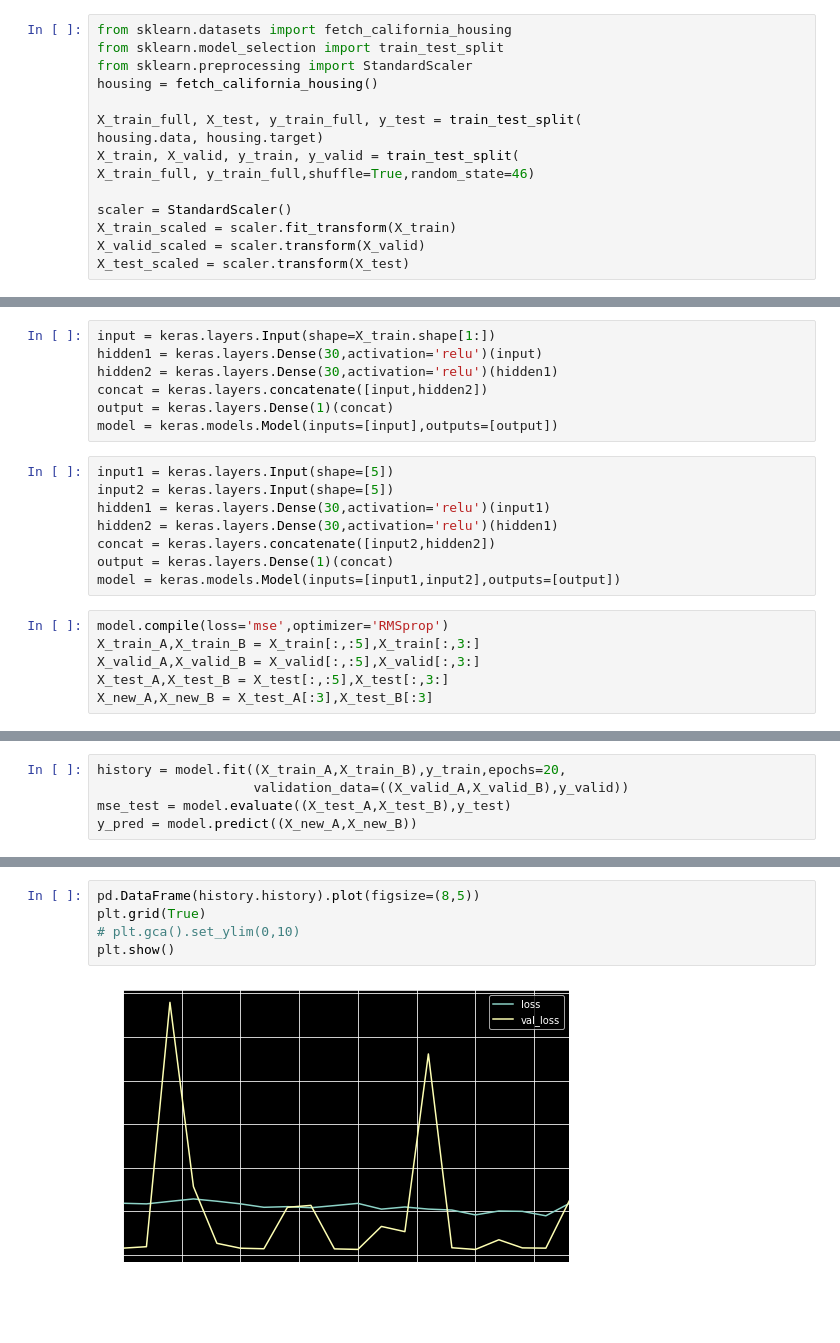
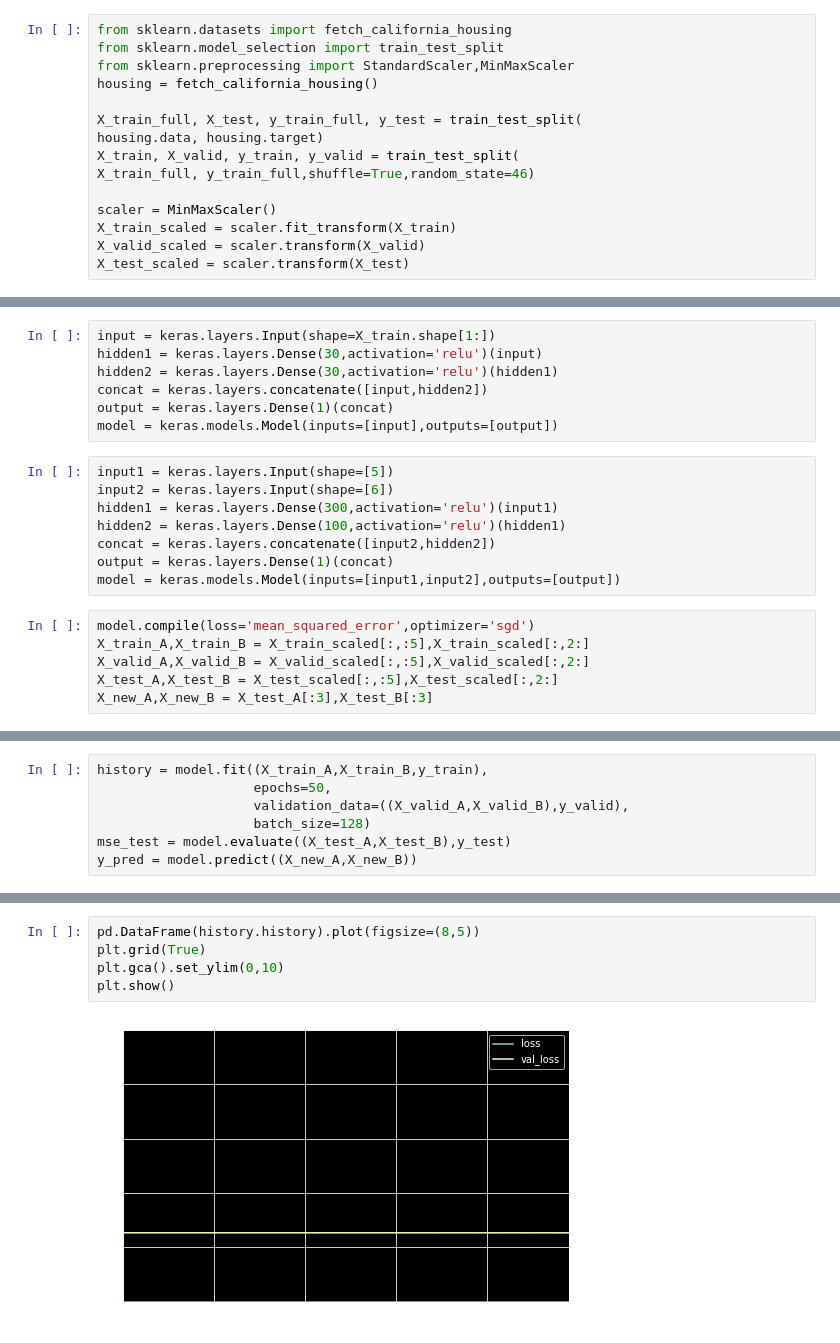
Before and after one commit to asbharath/MachineLearning, a Jupyter notebook: Neural Networks and Deep Learning/Neural Networks.ipynb, the cells around one changed output, grey strips where cells are left out. Cells and saved outputs as stored; diff of their text form; blank space fills up the shorter version.

```diff
--- a/Neural Networks and Deep Learning/Neural Networks.ipynb
+++ b/Neural Networks and Deep Learning/Neural Networks.ipynb
@@ -281,7 +281,7 @@ Building a Regression MLP using the Sequential API
 # %%
 from sklearn.datasets import fetch_california_housing
 from sklearn.model_selection import train_test_split
-from sklearn.preprocessing import StandardScaler
+from sklearn.preprocessing import StandardScaler,MinMaxScaler
 housing = fetch_california_housing()
 
 X_train_full, X_test, y_train_full, y_test = train_test_split(
@@ -289,7 +289,7 @@ housing.data, housing.target)
 X_train, X_valid, y_train, y_valid = train_test_split(
 X_train_full, y_train_full,shuffle=True,random_state=46)
 
-scaler = StandardScaler()
+scaler = MinMaxScaler()
 X_train_scaled = scaler.fit_transform(X_train)
 X_valid_scaled = scaler.transform(X_valid)
 X_test_scaled = scaler.transform(X_test)
@@ -333,15 +351,15 @@ output = keras.layers.Dense(1)(concat)
 model = keras.models.Model(inputs=[input],outputs=[output])
 # %%
 input1 = keras.layers.Input(shape=[5])
-input2 = keras.layers.Input(shape=[5])
-hidden1 = keras.layers.Dense(30,activation='relu')(input1)
-hidden2 = keras.layers.Dense(30,activation='relu')(hidden1)
+input2 = keras.layers.Input(shape=[6])
+hidden1 = keras.layers.Dense(300,activation='relu')(input1)
+hidden2 = keras.layers.Dense(100,activation='relu')(hidden1)
 concat = keras.layers.concatenate([input2,hidden2])
 output = keras.layers.Dense(1)(concat)
 model = keras.models.Model(inputs=[input1,input2],outputs=[output])
 # %%
-model.compile(loss='mse',optimizer='RMSprop')
-X_train_A,X_train_B = X_train[:,:5],X_train[:,3:]
-X_valid_A,X_valid_B = X_valid[:,:5],X_valid[:,3:]
-X_test_A,X_test_B = X_test[:,:5],X_test[:,3:]
+model.compile(loss='mean_squared_error',optimizer='sgd')
+X_train_A,X_train_B = X_train_scaled[:,:5],X_train_scaled[:,2:]
+X_valid_A,X_valid_B = X_valid_scaled[:,:5],X_valid_scaled[:,2:]
+X_test_A,X_test_B = X_test_scaled[:,:5],X_test_scaled[:,2:]
 X_new_A,X_new_B = X_test_A[:3],X_test_B[:3]
@@ -348,6 +380,8 @@ X_new_A,X_new_B = X_test_A[:3],X_test_B[:3]
 # %%
-history = model.fit((X_train_A,X_train_B),y_train,epochs=20,
-                    validation_data=((X_valid_A,X_valid_B),y_valid))
+history = model.fit((X_train_A,X_train_B,y_train),
+                    epochs=50,
+                    validation_data=((X_valid_A,X_valid_B),y_valid),
+                    batch_size=128)
 mse_test = model.evaluate((X_test_A,X_test_B),y_test)
 y_pred = model.predict((X_new_A,X_new_B))
 # %% [output]
@@ -371,7 +405,7 @@ Epoch 20/20
 # %%
 pd.DataFrame(history.history).plot(figsize=(8,5))
 plt.grid(True)
-# plt.gca().set_ylim(0,10)
+plt.gca().set_ylim(0,10)
 plt.show()
 # %% [output]
-[figure, old version]
+[figure, new version]
```
Also changed, not shown: parts of 15 cells of this notebook.
